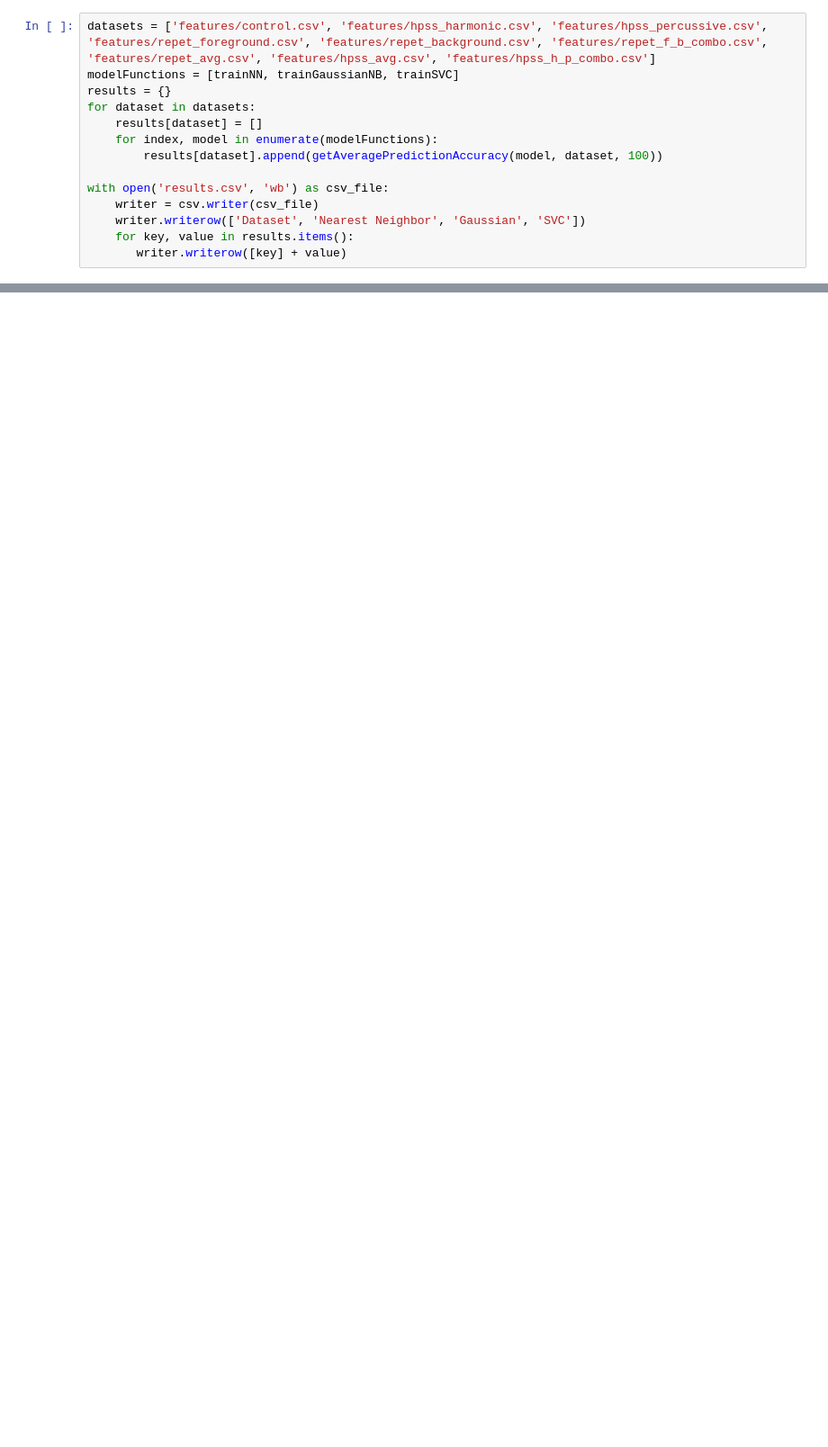
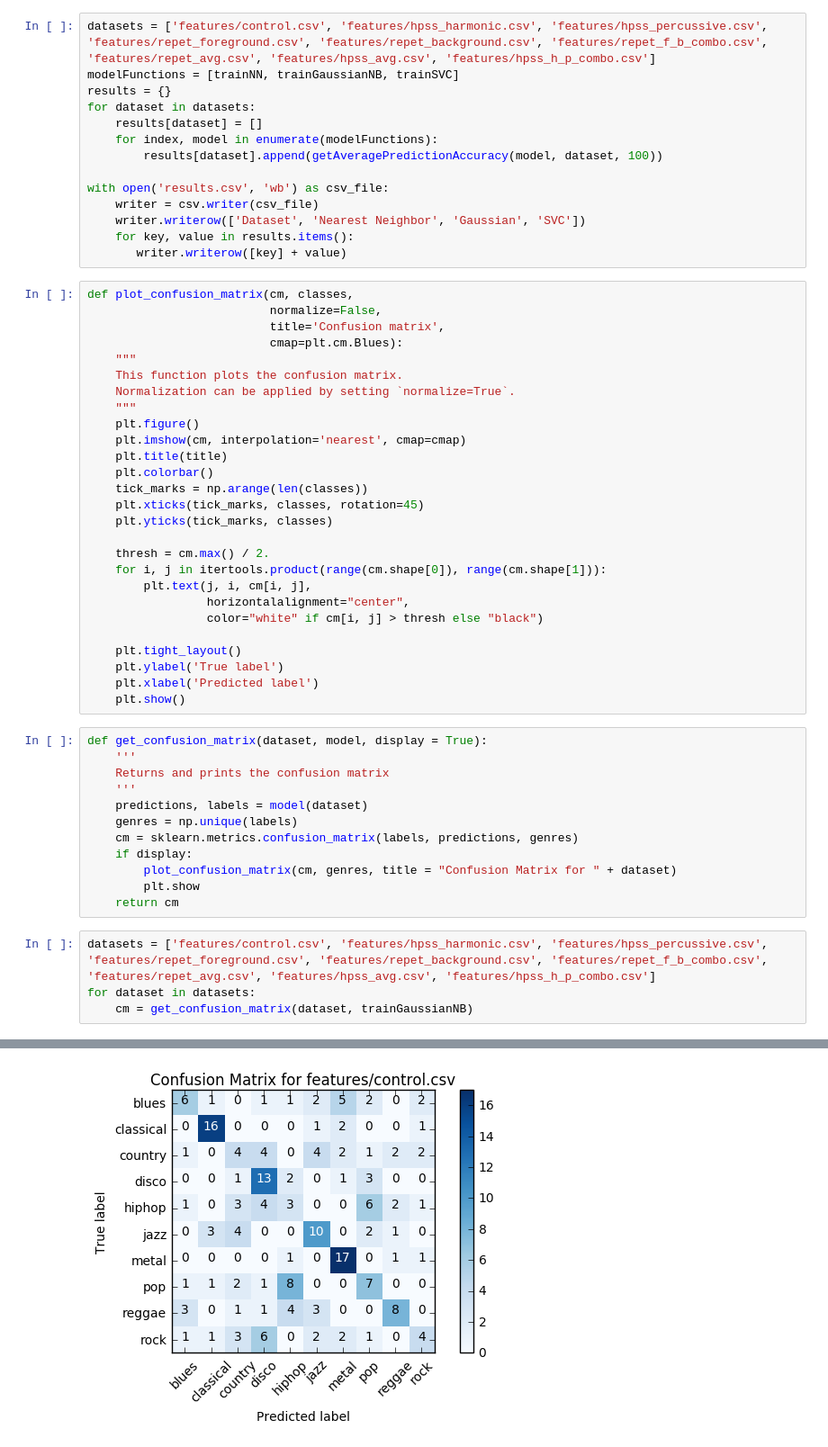
Before and after one commit to olivergoodman/genre-classification, a Jupyter notebook: models.ipynb, the cells around one changed output, grey strips where cells are left out. Shown at 90% size. Drawn from its saved outputs; the diff is of its cells as text; blank space fills up the shorter version.

Commit message:
Confusion Matrices

```diff
--- a/models.ipynb
+++ b/models.ipynb
@@ -181,3 +177,47 @@ with open('results.csv', 'wb') as csv_file:
     writer.writerow(['Dataset', 'Nearest Neighbor', 'Gaussian', 'SVC'])
     for key, value in results.items():
        writer.writerow([key] + value)
+# %%
+def plot_confusion_matrix(cm, classes,
+                          normalize=False,
+                          title='Confusion matrix',
+                          cmap=plt.cm.Blues):
+    """
+    This function plots the confusion matrix.
+    Normalization can be applied by setting `normalize=True`.
+    """
+    plt.figure()
+    plt.imshow(cm, interpolation='nearest', cmap=cmap)
+    plt.title(title)
+    plt.colorbar()
+    tick_marks = np.arange(len(classes))
+    plt.xticks(tick_marks, classes, rotation=45)
+    plt.yticks(tick_marks, classes)
+
+    thresh = cm.max() / 2.
+    for i, j in itertools.product(range(cm.shape[0]), range(cm.shape[1])):
+        plt.text(j, i, cm[i, j],
+                 horizontalalignment="center",
+                 color="white" if cm[i, j] > thresh else "black")
+
+    plt.tight_layout()
+    plt.ylabel('True label')
+    plt.xlabel('Predicted label')
+    plt.show()
+# %%
+def get_confusion_matrix(dataset, model, display = True):
+    '''
+    Returns and prints the confusion matrix
+    '''
+    predictions, labels = model(dataset)
+    genres = np.unique(labels)
+    cm = sklearn.metrics.confusion_matrix(labels, predictions, genres)
+    if display:
+        plot_confusion_matrix(cm, genres, title = "Confusion Matrix for " + dataset)
+        plt.show
+    return cm
+# %%
+datasets = ['features/control.csv', 'features/hpss_harmonic.csv', 'features/hpss_percussive.csv', 'features/repet_foreground.csv', 'features/repet_background.csv', 'features/repet_f_b_combo.csv', 'features/repet_avg.csv', 'features/hpss_avg.csv', 'features/hpss_h_p_combo.csv']
+for dataset in datasets:
+    cm = get_confusion_matrix(dataset, trainGaussianNB)
+# %% [output]
@@ -183,0 +235 @@ with open('results.csv', 'wb') as csv_file:
+[figure, added]
```
Also changed, not shown: parts of 28 cells of this notebook.
